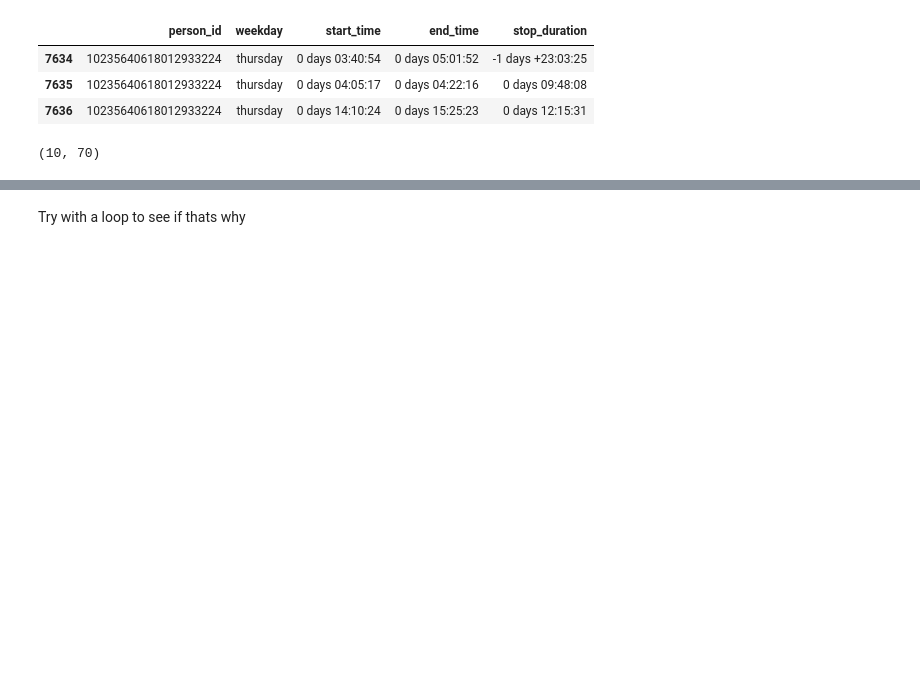
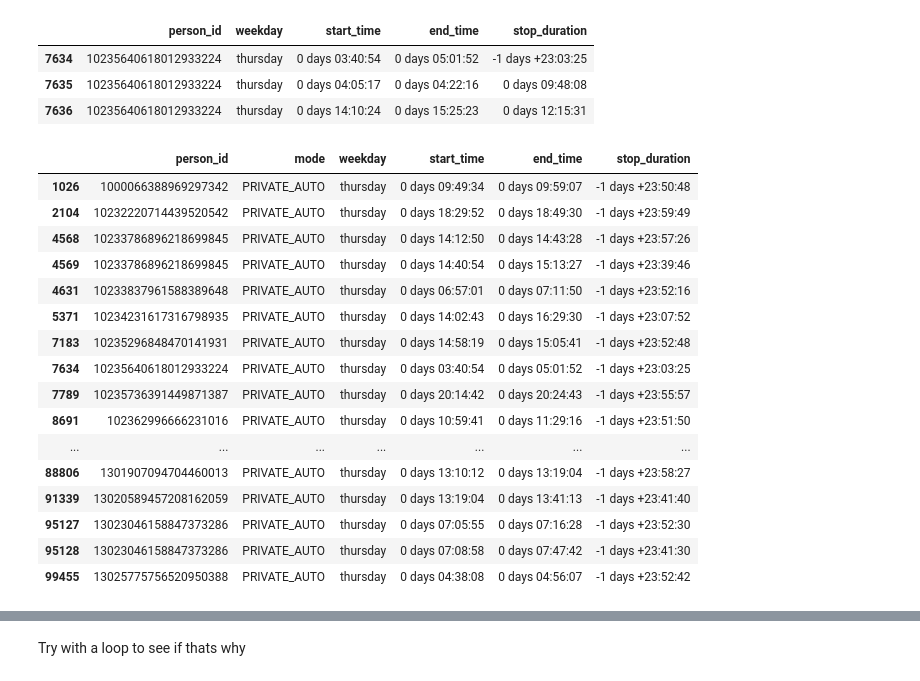
Before and after one commit to rmi-mobility-data-science/replicaEVSE, a Jupyter notebook: notebooks/dwell_time_dev.ipynb, the cells around one changed output, grey strips where cells are left out. Drawn from its saved outputs; the diff is of its cells as text; code cells hidden in the pictures; blank space fills up the shorter version.

Commit message:
psuedo code for neg stop durations

```diff
--- a/notebooks/dwell_time_dev.ipynb
+++ b/notebooks/dwell_time_dev.ipynb
@@ -91,6 +91,22 @@ groupby_df_stop_dur[(groupby_df_stop_dur['person_id'] == '10235640618012933224')
 | 7635 | 10235640618012933224 | thursday | 0 days 04:05:17 | 0 days 04:22:16 | 0 days 09:48:08 |
 | 7636 | 10235640618012933224 | thursday | 0 days 14:10:24 | 0 days 15:25:23 | 0 days 12:15:31 |
 # %%
-groupby_df_stop_dur[(groupby_df_stop_dur['stop_duration'] < pd.Timedelta('0 days 00:00:00')) & (groupby_df_stop_dur['weekday'] == 'thursday')].shape
+groupby_df_stop_dur[(groupby_df_stop_dur['stop_duration'] < pd.Timedelta('0 days 00:00:00')) & (groupby_df_stop_dur['weekday'] == 'thursday')][cols + ['stop_duration']]
 # %% [output]
-(10, 70)
+|  | person_id | mode | weekday | start_time | end_time | stop_duration |
+| 1026 | 1000066388969297342 | PRIVATE_AUTO | thursday | 0 days 09:49:34 | 0 days 09:59:07 | -1 days +23:50:48 |
+| 2104 | 10232220714439520542 | PRIVATE_AUTO | thursday | 0 days 18:29:52 | 0 days 18:49:30 | -1 days +23:59:49 |
+| 4568 | 10233786896218699845 | PRIVATE_AUTO | thursday | 0 days 14:12:50 | 0 days 14:43:28 | -1 days +23:57:26 |
+| 4569 | 10233786896218699845 | PRIVATE_AUTO | thursday | 0 days 14:40:54 | 0 days 15:13:27 | -1 days +23:39:46 |
+| 4631 | 10233837961588389648 | PRIVATE_AUTO | thursday | 0 days 06:57:01 | 0 days 07:11:50 | -1 days +23:52:16 |
+| 5371 | 10234231617316798935 | PRIVATE_AUTO | thursday | 0 days 14:02:43 | 0 days 16:29:30 | -1 days +23:07:52 |
+| 7183 | 10235296848470141931 | PRIVATE_AUTO | thursday | 0 days 14:58:19 | 0 days 15:05:41 | -1 days +23:52:48 |
+| 7634 | 10235640618012933224 | PRIVATE_AUTO | thursday | 0 days 03:40:54 | 0 days 05:01:52 | -1 days +23:03:25 |
+| 7789 | 10235736391449871387 | PRIVATE_AUTO | thursday | 0 days 20:14:42 | 0 days 20:24:43 | -1 days +23:55:57 |
+| 8691 | 102362996666231016 | PRIVATE_AUTO | thursday | 0 days 10:59:41 | 0 days 11:29:16 | -1 days +23:51:50 |
+| ... | ... | ... | ... | ... | ... | ... |
+| 88806 | 1301907094704460013 | PRIVATE_AUTO | thursday | 0 days 13:10:12 | 0 days 13:19:04 | -1 days +23:58:27 |
+| 91339 | 13020589457208162059 | PRIVATE_AUTO | thursday | 0 days 13:19:04 | 0 days 13:41:13 | -1 days +23:41:40 |
+| 95127 | 13023046158847373286 | PRIVATE_AUTO | thursday | 0 days 07:05:55 | 0 days 07:16:28 | -1 days +23:52:30 |
+| 95128 | 13023046158847373286 | PRIVATE_AUTO | thursday | 0 days 07:08:58 | 0 days 07:47:42 | -1 days +23:41:30 |
+| 99455 | 13025775756520950388 | PRIVATE_AUTO | thursday | 0 days 04:38:08 | 0 days 04:56:07 | -1 days +23:52:42 |
```
Also changed, not shown: parts of 2 cells of this notebook.
